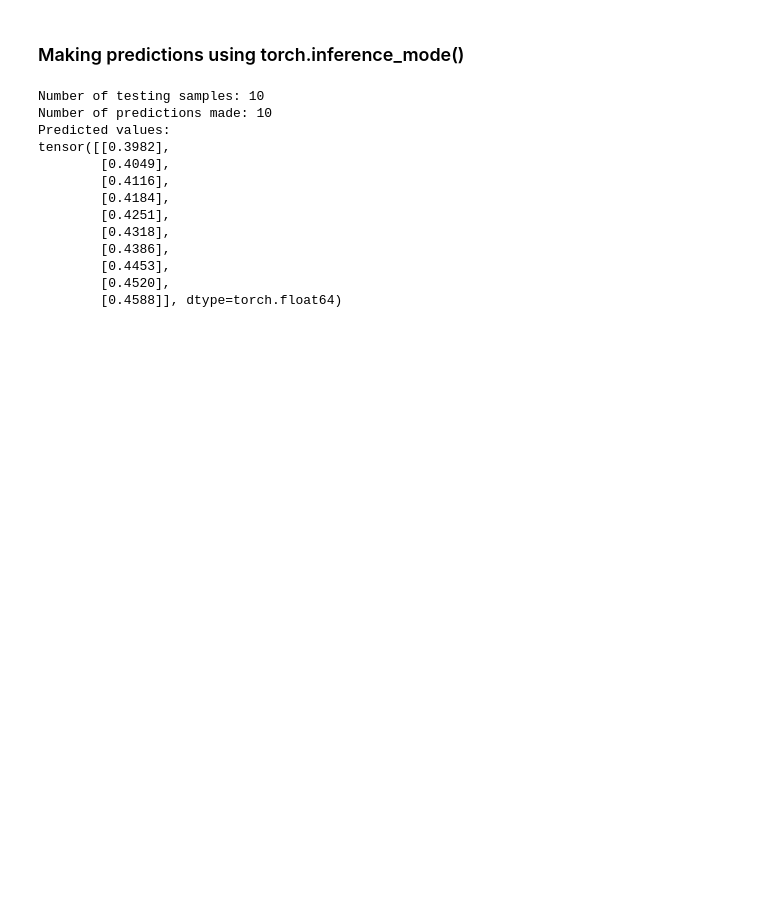
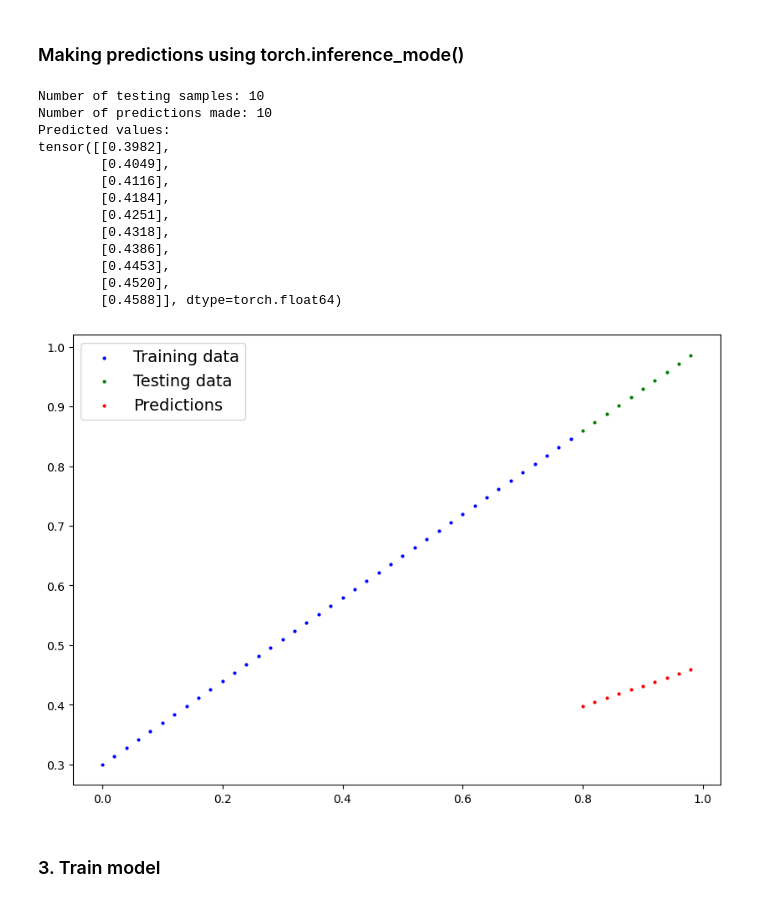
Before and after one commit to Suprim-Shakya/Learning_PyTorch, a Jupyter notebook: 01_PyTorch_workflow.ipynb, the cells around one changed output. Cells and saved outputs as stored; diff of their text form; code cells hidden in the pictures; blank space fills up the shorter version.

```diff
--- a/01_PyTorch_workflow.ipynb
+++ b/01_PyTorch_workflow.ipynb
@@ -156,3 +156,9 @@ tensor([[0.3982],
         [0.4453],
         [0.4520],
         [0.4588]], dtype=torch.float64)
+# %%
+plot_predictions(predictions=y_preds)
+# %% [output]
+[figure, added]
+# %% [markdown]
+### 3. Train model
```
Also changed, not shown: parts of 4 cells of this notebook.
